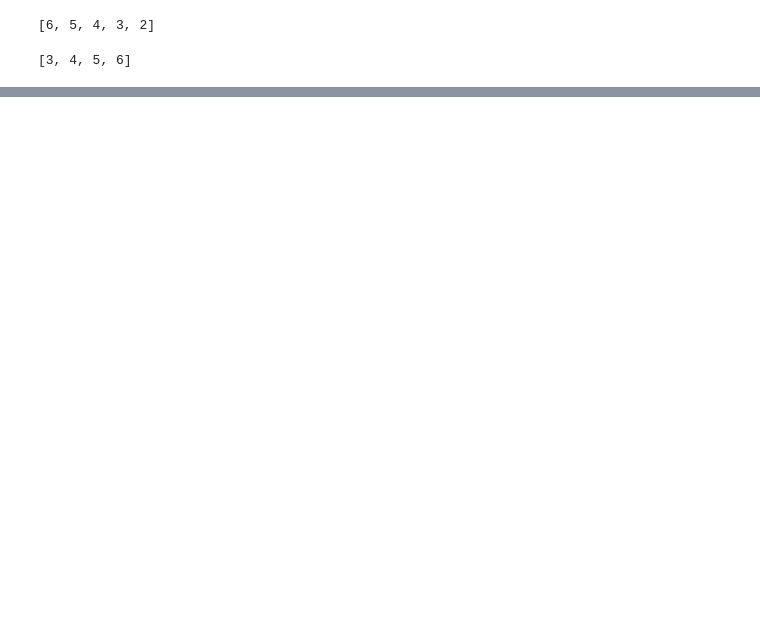
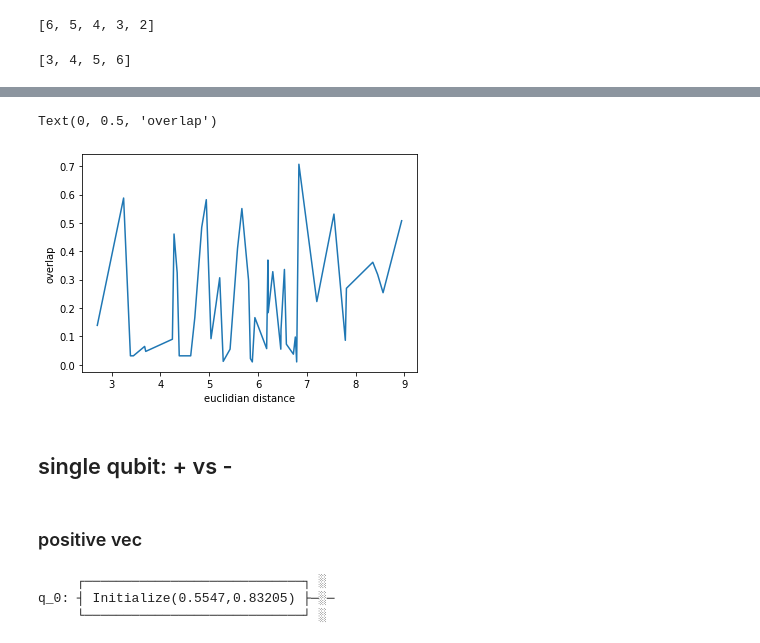
Before and after one commit to kingusiu/laspaclu, a Jupyter notebook: playground/amplitude_encoding.ipynb, the cells around one changed output, grey strips where cells are left out. Drawn from its saved outputs; the diff is of its cells as text; code cells hidden in the pictures; blank space fills up the shorter version.

```diff
--- a/playground/amplitude_encoding.ipynb
+++ b/playground/amplitude_encoding.ipynb
@@ -140,7 +141,7 @@ def swap_test(v1, v2):
     qc.h(0)
     # swap pairwise qubits controlled on ancilla
     for i in range(n):
-        swap_test_circuit.cswap(0,i+1,i+n)
+        qc.cswap(0,i+1,i+n+1)
     # apply second hadamard
     qc.h(0)
     # measure control qubit
@@ -148,8 +149,10 @@ def swap_test(v1, v2):
     qc.draw()
 
     shots = 1024
-    qobj = assemble(qc, backend)
-    results = backend.run(qobj).result()
+    #qobj = assemble(qc, backend)
+    qc_transpiled = transpile(qc, backend) # have to transpile first because of amplitued encoded circuits
+    results = backend.run(qc_transpiled, shots = shots).result()
+    #results = backend.run(qobj).result()
     answer = results.get_counts()
 
     return qc, answer
@@ -159,0 +177,29 @@ NameError: name 'num_qubits' is not defined
+# %%
+def calculate_overlap(answer, state='0'):
+    shots = answer[state] if len(answer) == 1 else answer['0']+answer['1']
+    return np.abs(answer[state]/shots - 0.5) * 2
+# %%
+# caluclate overlaps for different qubit rotations
+dist_eucl = []
+overlaps = []
+vectors = []
+low = -5
+a_real = np.random.uniform(low=low, high=5, size=4)
+a = amplitude_encoding(a_real)
+for i in range(45):
+        b_real = np.random.uniform(low=low, high=5, size=4)
+        b = amplitude_encoding(b_real)
+        _, answer = swap_test(a, b)
+        overlap = calculate_overlap(answer)
+        dist_eucl.append(np.linalg.norm(a_real-b_real))
+        overlaps.append(overlap)
+        vectors.append((a,b))
+# %%
+# plot results
+dist_eucl_sorted, overlaps_sorted, vectors_sorted = zip(*sorted(zip(dist_eucl, overlaps, vectors)))
+plt.plot(dist_eucl_sorted, overlaps_sorted)
+plt.xlabel('euclidian distance')
+plt.ylabel('overlap')
+# %% [output]
+Text(0, 0.5, 'overlap')
+[figure, added]
@@ -159,0 +224,4 @@ NameError: name 'num_qubits' is not defined
+# %% [markdown]
+## single qubit: + vs -
+# %% [markdown]
+### positive vec
@@ -159,0 +231,6 @@ NameError: name 'num_qubits' is not defined
+# %%
+qc.draw()
+# %% [output]
+     ┌────────────────────────────┐ ░
+q_0: ┤ Initialize(0.5547,0.83205) ├─░─
+     └────────────────────────────┘ ░
```
Also changed, not shown: parts of 28 cells of this notebook, 1 other file.
